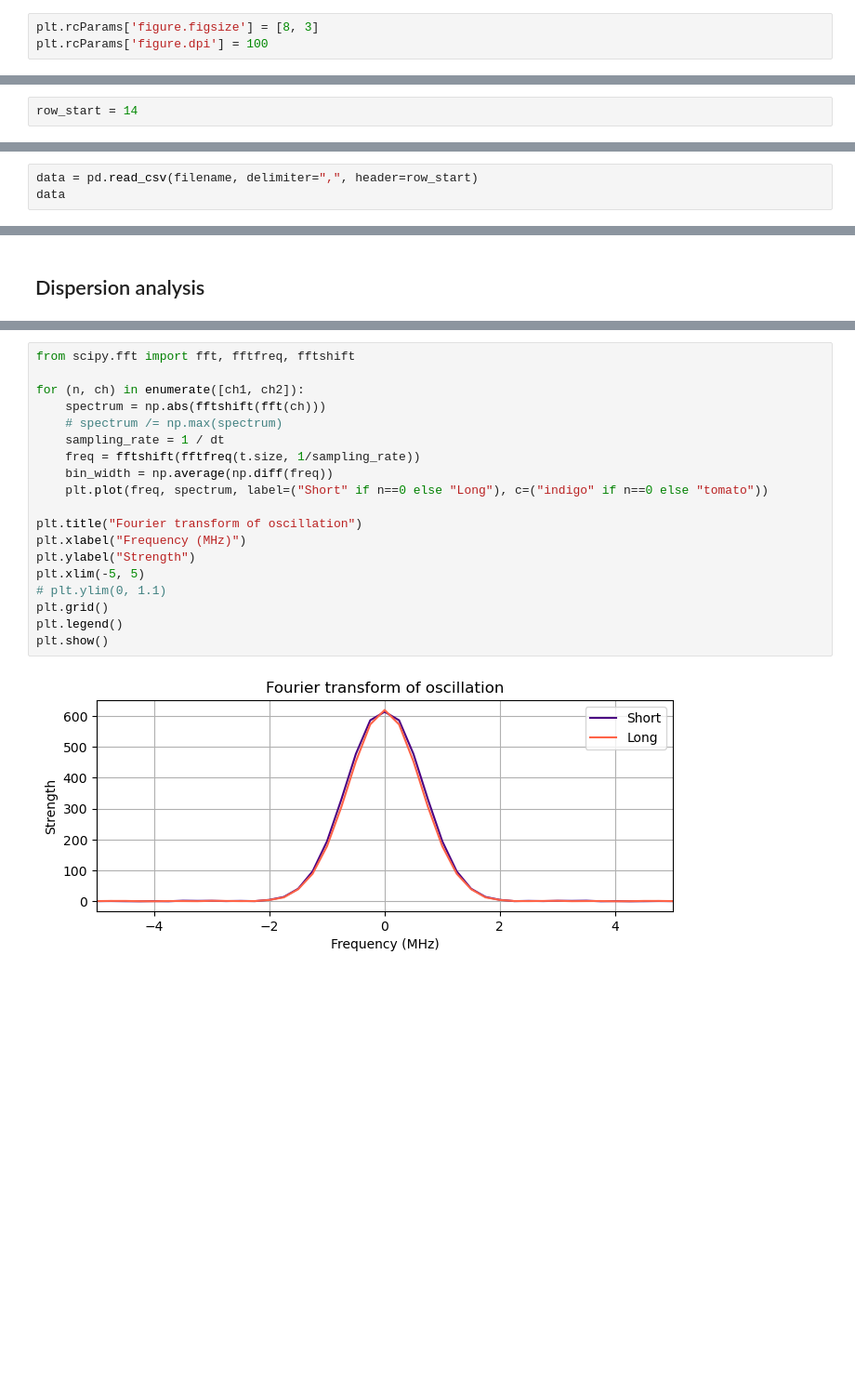
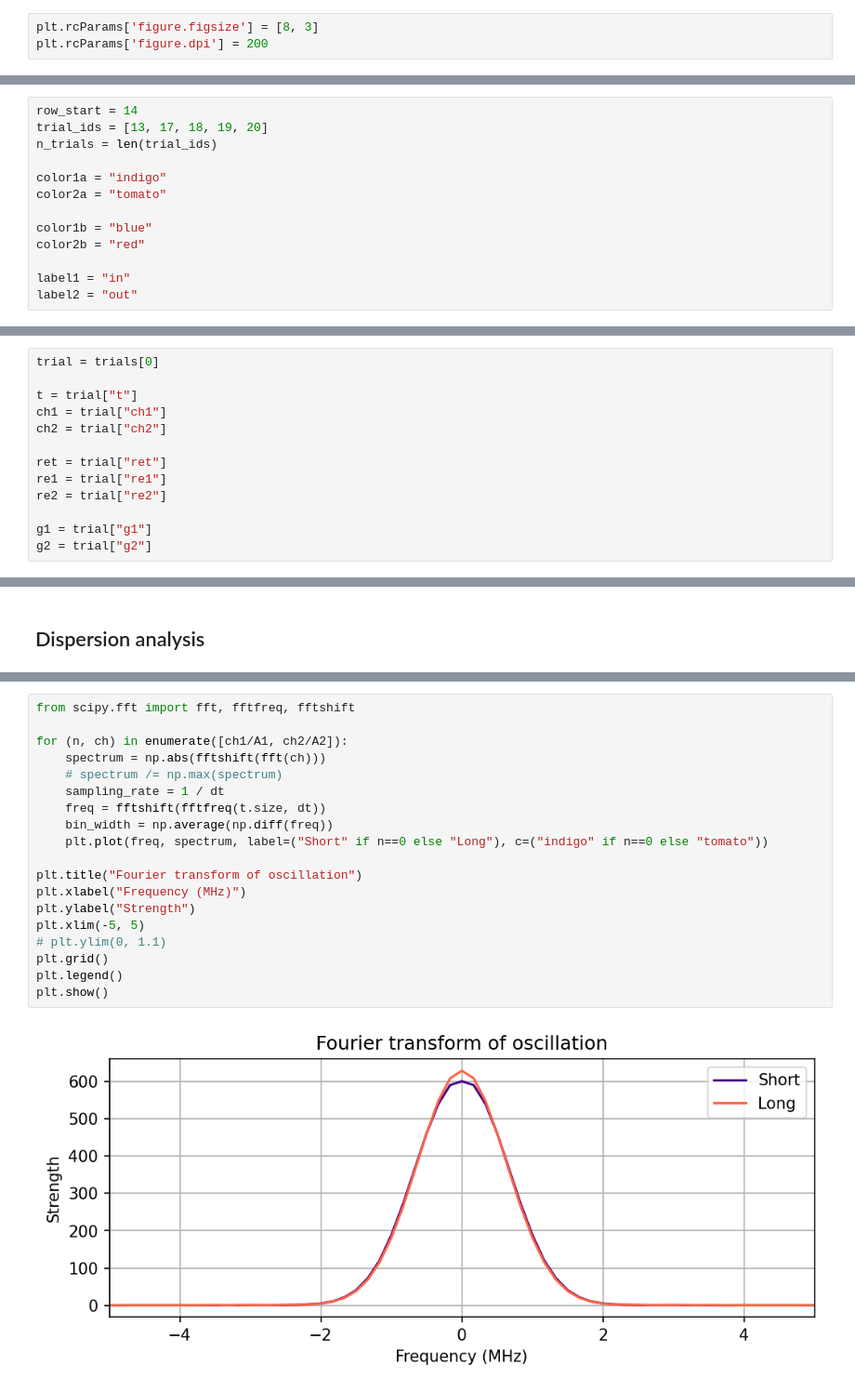
Before and after one commit to xingyzt/5bl, a Jupyter notebook: capstone/gaussian_dispersion.ipynb, the cells around one changed output, grey strips where cells are left out. Shown at 93% size. Cells and saved outputs as stored; diff of their text form; blank space fills up the shorter version.

```diff
--- a/capstone/gaussian_dispersion.ipynb
+++ b/capstone/gaussian_dispersion.ipynb
@@ -8,9 +8,20 @@ import csv
 Change figsize to control relative font size and aspect ratio. Increase DPI for higher resolution.
 # %%
 plt.rcParams['figure.figsize'] = [8, 3]
-plt.rcParams['figure.dpi'] = 100
+plt.rcParams['figure.dpi'] = 200
 # %% [markdown]
 ## Reading data
 # %%
 row_start = 14
+trial_ids = [13, 17, 18, 19, 20]
+n_trials = len(trial_ids)
+
+color1a = "indigo"
+color2a = "tomato"
+
+color1b = "blue"
+color2b = "red"
+
+label1 = "in"
+label2 = "out"
 # %%
@@ -40,3 +45,0 @@ metadata
-# %%
-data = pd.read_csv(filename, delimiter=",", header=row_start)
-data
@@ -172,0 +270,13 @@ plt.show()
+# %%
+trial = trials[0]
+
+t = trial["t"]
+ch1 = trial["ch1"]
+ch2 = trial["ch2"]
+
+ret = trial["ret"]
+re1 = trial["re1"]
+re2 = trial["re2"]
+
+g1 = trial["g1"]
+g2 = trial["g2"]
@@ -218,21 +386,21 @@ plt.show()
 # %%
 from scipy.fft import fft, fftfreq, fftshift
 
-for (n, ch) in enumerate([ch1, ch2]):
+for (n, ch) in enumerate([ch1/A1, ch2/A2]):
     spectrum = np.abs(fftshift(fft(ch)))
     # spectrum /= np.max(spectrum)
     sampling_rate = 1 / dt
-    freq = fftshift(fftfreq(t.size, 1/sampling_rate))
+    freq = fftshift(fftfreq(t.size, dt))
     bin_width = np.average(np.diff(freq))
     plt.plot(freq, spectrum, label=("Short" if n==0 else "Long"), c=("indigo" if n==0 else "tomato"))
 
 plt.title("Fourier transform of oscillation")
 plt.xlabel("Frequency (MHz)")
 plt.ylabel("Strength")
 plt.xlim(-5, 5)
 # plt.ylim(0, 1.1)
 plt.grid()
 plt.legend()
 plt.show()
 # %% [output]
-[figure, old version]
+[figure, new version]
```
Also changed, not shown: parts of 15 cells of this notebook, 8 other files.
